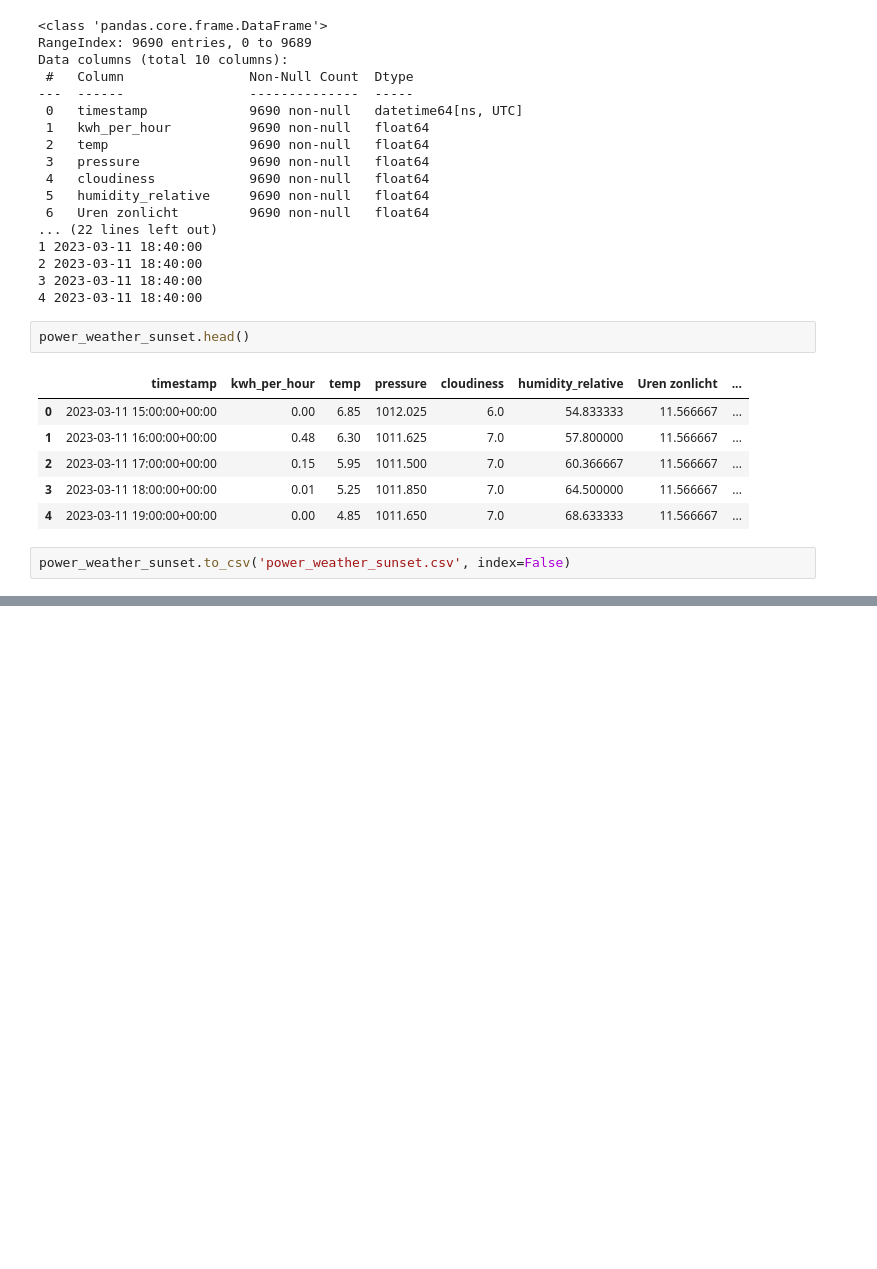
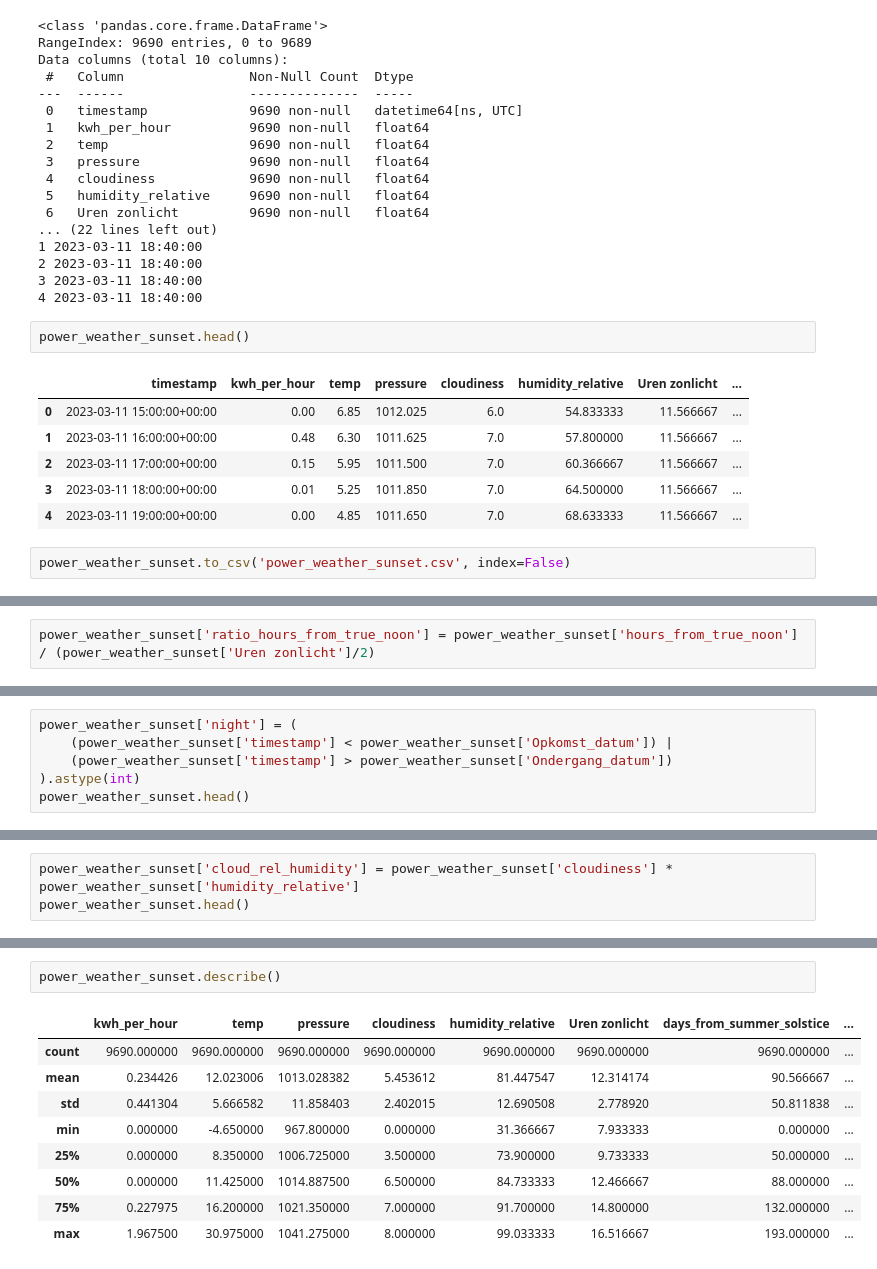
Before and after one commit to Robin-12/Project-Solar, a Jupyter notebook: Project_Solar.ipynb, the cells around one changed output, grey strips where cells are left out. Drawn from its saved outputs; the diff is of its cells as text; blank space fills up the shorter version.

```diff
--- a/Project_Solar.ipynb
+++ b/Project_Solar.ipynb
@@ -1185,0 +1326,2 @@ power_weather_sunset.to_csv('power_weather_sunset.csv', index=False)
+# %%
+power_weather_sunset['ratio_hours_from_true_noon'] = power_weather_sunset['hours_from_true_noon'] / (power_weather_sunset['Uren zonlicht']/2)
@@ -1185,0 +1354,6 @@ power_weather_sunset.to_csv('power_weather_sunset.csv', index=False)
+# %%
+power_weather_sunset['night'] = (
+    (power_weather_sunset['timestamp'] < power_weather_sunset['Opkomst_datum']) |
+    (power_weather_sunset['timestamp'] > power_weather_sunset['Ondergang_datum'])
+).astype(int)
+power_weather_sunset.head()
@@ -1185,0 +1391,3 @@ power_weather_sunset.to_csv('power_weather_sunset.csv', index=False)
+# %%
+power_weather_sunset['cloud_rel_humidity'] = power_weather_sunset['cloudiness'] * power_weather_sunset['humidity_relative']
+power_weather_sunset.head()
@@ -1185,0 +1401,12 @@ power_weather_sunset.to_csv('power_weather_sunset.csv', index=False)
+# %%
+power_weather_sunset.describe()
+# %% [output]
+|  | kwh_per_hour | temp | pressure | cloudiness | humidity_relative | Uren zonlicht | days_from_summer_solstice | ... |
+| count | 9690.000000 | 9690.000000 | 9690.000000 | 9690.000000 | 9690.000000 | 9690.000000 | 9690.000000 | ... |
+| mean | 0.234426 | 12.023006 | 1013.028382 | 5.453612 | 81.447547 | 12.314174 | 90.566667 | ... |
+| std | 0.441304 | 5.666582 | 11.858403 | 2.402015 | 12.690508 | 2.778920 | 50.811838 | ... |
+| min | 0.000000 | -4.650000 | 967.800000 | 0.000000 | 31.366667 | 7.933333 | 0.000000 | ... |
+| 25% | 0.000000 | 8.350000 | 1006.725000 | 3.500000 | 73.900000 | 9.733333 | 50.000000 | ... |
+| 50% | 0.000000 | 11.425000 | 1014.887500 | 6.500000 | 84.733333 | 12.466667 | 88.000000 | ... |
+| 75% | 0.227975 | 16.200000 | 1021.350000 | 7.000000 | 91.700000 | 14.800000 | 132.000000 | ... |
+| max | 1.967500 | 30.975000 | 1041.275000 | 8.000000 | 99.033333 | 16.516667 | 193.000000 | ... |
```
Also changed, not shown: parts of 57 cells of this notebook, 3 other files.
